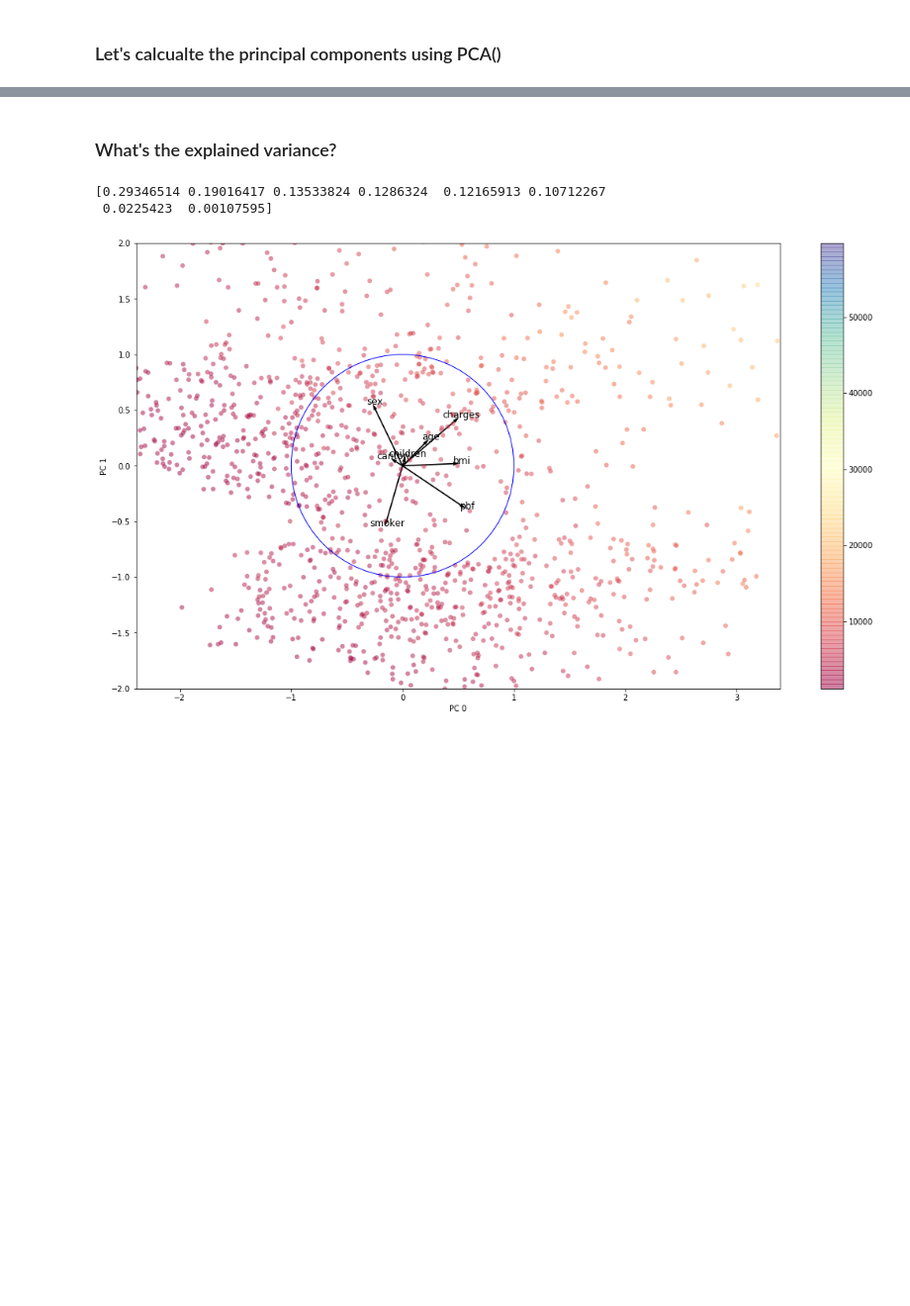
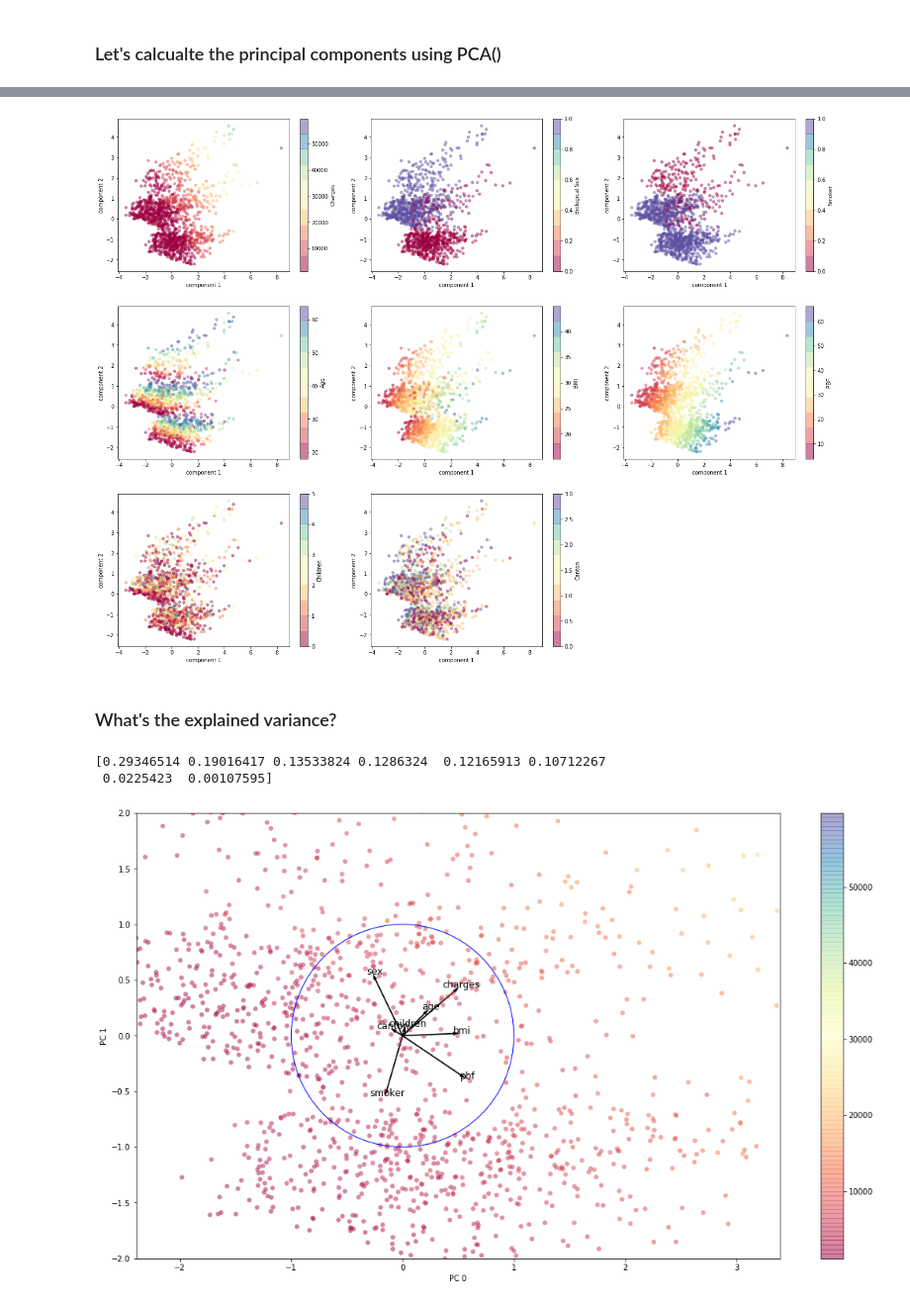
Before and after one commit to challenge-healthcare/pca, a Jupyter notebook: Main.ipynb, the cells around one changed output, grey strips where cells are left out. Shown at 99% size. Saved outputs shown, nothing was run; the diff lists cells and outputs as text; code cells hidden in the pictures; blank space fills up the shorter version.

```diff
--- a/Main.ipynb
+++ b/Main.ipynb
@@ -115,3 +107,85 @@ plt.colorbar();
+# %%
+pca = PCA(8)
+x = data.loc[:, features].values
+x = StandardScaler().fit_transform(x)
+projected = pca.fit_transform(x)
+
+PCs = pca.components_
+plt.rcParams["figure.figsize"] = (20,15)
+plt.subplot(3, 3, 1)
+plt.scatter(projected[:, 0], projected[:, 1],
+            c=data.charges, edgecolor='none', alpha=0.5,
+            cmap=plt.cm.get_cmap('Spectral', 10))
+plt.xlabel('component 1')
+plt.ylabel('component 2')
+plt.colorbar(label = "Charges");
+
+plt.subplot(3, 3, 2)
+plt.scatter(projected[:, 0], projected[:, 1],
+            c=data.sex, edgecolor='none', alpha=0.5,
+            cmap=plt.cm.get_cmap('Spectral', 10))
+plt.xlabel('component 1')
+plt.ylabel('component 2')
+plt.colorbar(label = "Biological Sex");
+plt.tight_layout(pad=3)
+
+plt.subplot(3, 3, 3)
+plt.scatter(projected[:, 0], projected[:, 1],
+            c=data.smoker, edgecolor='none', alpha=0.5,
+            cmap=plt.cm.get_cmap('Spectral', 10))
+plt.xlabel('component 1')
+plt.ylabel('component 2')
+plt.colorbar(label = "Smoker");
+plt.tight_layout(pad=3)
+
+plt.subplot(3, 3, 4)
+plt.scatter(projected[:, 0], projected[:, 1],
+            c=data.age, edgecolor='none', alpha=0.5,
+            cmap=plt.cm.get_cmap('Spectral', 10))
+plt.xlabel('component 1')
+plt.ylabel('component 2')
+plt.colorbar(label = "Age");
+plt.tight_layout(pad=3)
+
+plt.subplot(3, 3, 5)
+plt.scatter(projected[:, 0], projected[:, 1],
+            c=data.bmi, edgecolor='none', alpha=0.5,
+            cmap=plt.cm.get_cmap('Spectral', 10))
+plt.xlabel('component 1')
+plt.ylabel('component 2')
+plt.colorbar(label = "BMI");
+plt.tight_layout(pad=3)
+
+plt.subplot(3, 3, 6)
+plt.scatter(projected[:, 0], projected[:, 1],
+            c=data.pbf, edgecolor='none', alpha=0.5,
+            cmap=plt.cm.get_cmap('Spectral', 10))
+plt.xlabel('component 1')
+plt.ylabel('component 2')
+plt.colorbar(label = "PBF");
+plt.tight_layout(pad=3)
+
+plt.subplot(3, 3, 7)
+plt.scatter(projected[:, 0], projected[:, 1],
+            c=data.children, edgecolor='none', alpha=0.5,
+            cmap=plt.cm.get_cmap('Spectral', 10))
+plt.xlabel('component 1')
+plt.ylabel('component 2')
+plt.colorbar(label = "Children");
+plt.tight_layout(pad=3)
+
+plt.subplot(3, 3, 8)
+plt.scatter(projected[:, 0], projected[:, 1],
+            c=data.canton, edgecolor='none', alpha=0.5,
+            cmap=plt.cm.get_cmap('Spectral', 10))
+plt.xlabel('component 1')
+plt.ylabel('component 2')
+plt.colorbar(label = "Canton");
+plt.tight_layout(pad=3)
+
+plt.show()
+# %% [output]
+[figure, added]
 # %% [markdown]
 ### What's the explained variance?
 # %%
```
Also changed, not shown: parts of 10 cells of this notebook.
